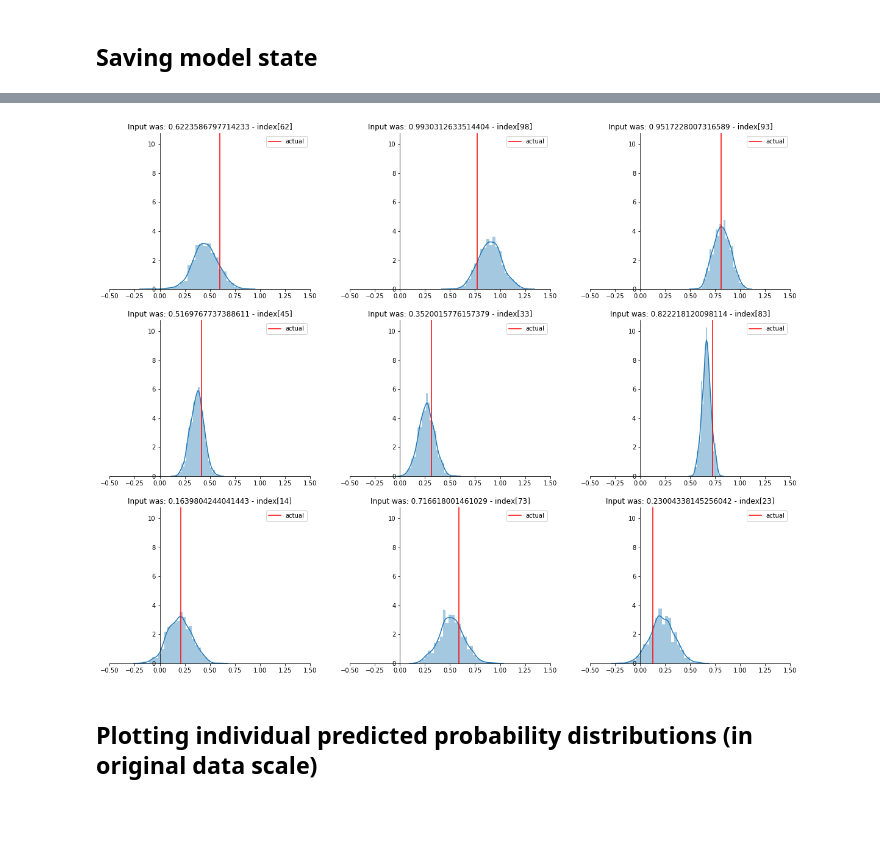
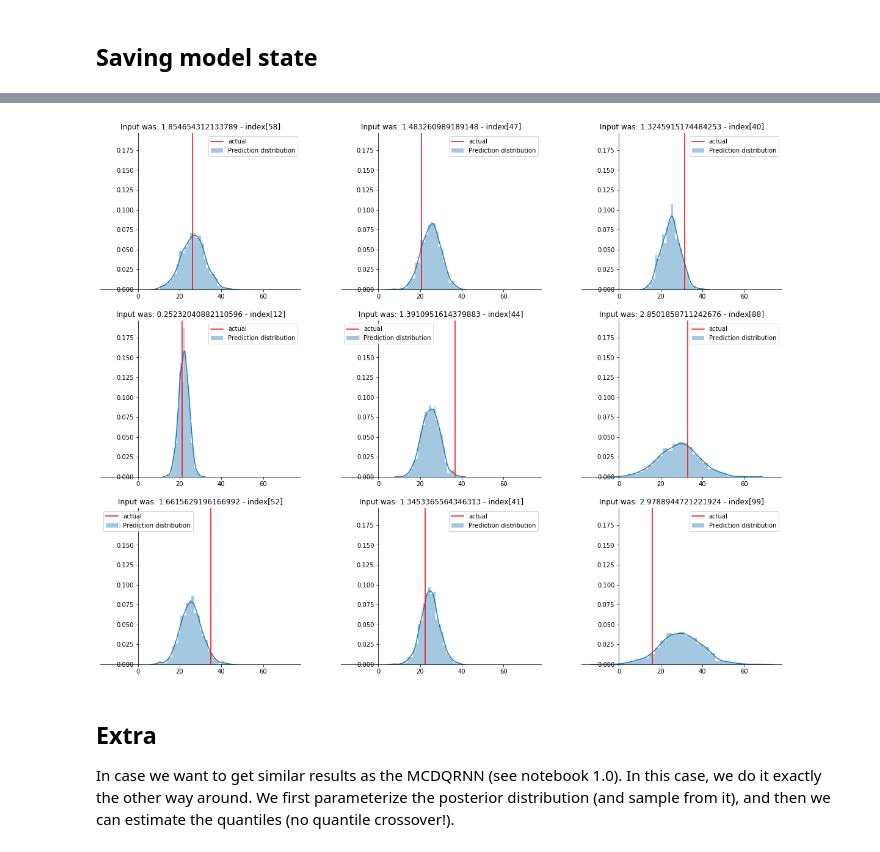
Before and after one commit to YuRiTan/prediction-uncertainty, a Jupyter notebook: notebooks/1.2_heteroscedastic_mcdropout.ipynb, the cells around one changed output, grey strips where cells are left out. Drawn from its saved outputs; the diff is of its cells as text; code cells hidden in the pictures; blank space fills up the shorter version.

Commit message:
adding first comparison of three different methods

```diff
--- a/notebooks/1.2_heteroscedastic_mcdropout.ipynb
+++ b/notebooks/1.2_heteroscedastic_mcdropout.ipynb
@@ -79,20 +75,18 @@ class HeteroscedasticDropoutNet(nn.Module):
         self.hidden_size = params['hidden_size']
         self.model_ = nn.Sequential(
             nn.Linear(params['input_size'], params['hidden_size']),
-            nn.PReLU(),
-            nn.Dropout(params['dropout_p']),
-            nn.Linear(params['hidden_size'], params['hidden_size']),
-            nn.PReLU(),
+#             nn.PReLU(),  # when modelling non-linearities
             nn.Dropout(params['dropout_p']),
             nn.Linear(params['hidden_size'], params['output_size'])
         )
-        self.optim = torch.optim.Adam(
+        self.optim_ = torch.optim.Adam(
             self.model_.parameters(),
             lr=params['lr']
         )
 
     def forward(self, X):
         return self.model_(X)
+
 
     def mc_predict(self, X, samples=4000):
         with torch.no_grad():
@@ -141,12 +132,12 @@ params = {
     'output_size': 2,
     'hidden_size': 256,
     'dropout_p': 0.2,
-    'batch_size': 64,
+    'batch_size': 128,
     'epochs': 2001,
-    'lr': 1e-3,
+    'lr': 1e-4,
 }
 model = HeteroscedasticDropoutNet(params)
-criterion = partial(log_gaussian_loss, no_dim=1)
+criterion = gaussian_nll_loss
 # %% [markdown]
 ## Training the model
 # %%
@@ -164,8 +153,8 @@ for epoch in range(params['epochs']):
         output = model(x_batch)
         loss = criterion(output[:, :1], y_batch, output[:, 1:])
         loss.backward()
-        model.optim.step()
-        model.optim.zero_grad()
+        model.optim_.step()
+        model.optim_.zero_grad()
 
     if epoch % 100 == 0:
         model.eval()
@@ -278,17 +265,25 @@ axes[1].hist(pred_sigma_train.flatten(), bins=20);
+# %%
+# transform values back to original scale
+org_x = mmsx.inverse_transform(val_x_)
+org_y = mmsy.inverse_transform(val_y_)
+inv_pred_mu_val = mmsy.inverse_transform(pred_mu_val.reshape(-1,1)).flatten()
+inv_pred_sigma_val = pred_sigma_val / mmsy.scale_
+
+# take 9 random sample (indices)
+random_is = np.random.randint(0, len(val_x_), 9)
 # %%
 fig, axes = plt.subplots(3, 3, sharex=True, sharey=True, figsize=(20,16))
-random_is = np.random.randint(low=0, high=x_val.shape[0], size=len(axes.flat))
 
 for i, ax in zip(random_is, axes.flat):
     ax = beautify_ax(ax)
-    pred_norm = stats.norm.rvs(size=1000, loc=pred_mu_val[i], scale=pred_sigma_val[i])
-    sns.distplot(pred_norm, bins=25, ax=ax)
-    ax.axvline(val_y_[i], c='r', label='actual')
-    ax.set_title(f"Input was: {val_x_[i][0]} - index[{i}]")
-    ax.set_xlim(-.5, 1.5)
+    pred_norm = stats.norm.rvs(size=1000, loc=inv_pred_mu_val[i], scale=inv_pred_sigma_val[i])
+    sns.distplot(pred_norm, bins=25, ax=ax, label='Prediction distribution')
+    ax.axvline(org_y[i], c='r', label='actual')
+    ax.set_title(f"Input was: {org_x[i][0]} - index[{i}]")
     ax.legend();
 # %% [output]
-[figure, old version]
+[figure, new version]
-# %% [markdown]
-## Plotting individual predicted probability distributions (in original data scale)
+# %% [markdown]
+## Extra
+In case we want to get similar results as the MCDQRNN (see notebook 1.0). In this case, we do it exactly the other way around. We first parameterize the posterior distribution (and sample from it), and then we can estimate the quantiles (no quantile crossover!).
 # %%
```
Also changed, not shown: parts of 22 cells of this notebook, 11 other files.
